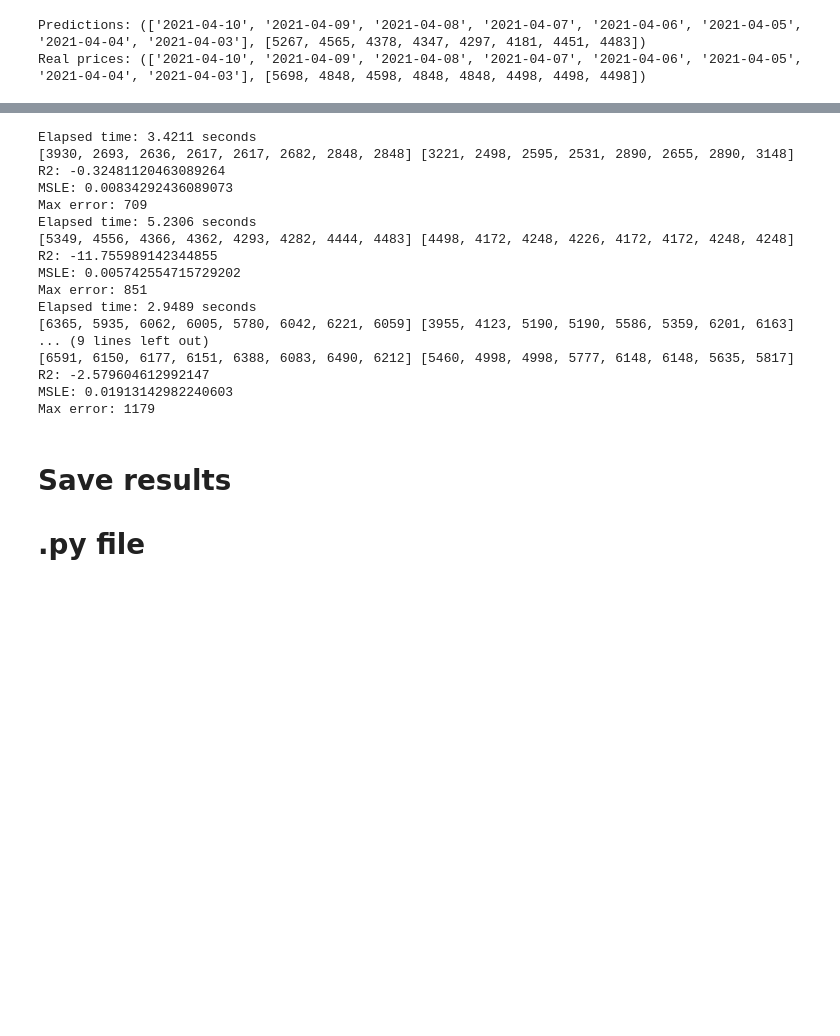
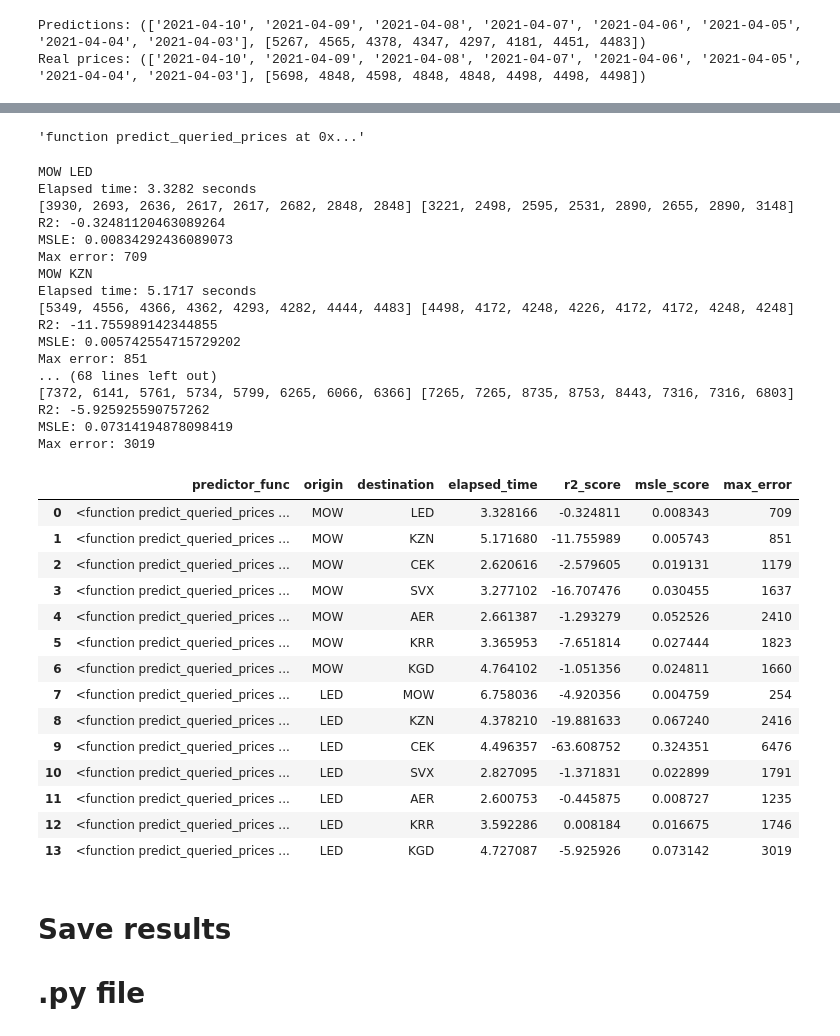
Before and after one commit to leontyevdm/X5_Dynamic_Pricing, a Jupyter notebook: timeseries_prediction.ipynb, the cells around one changed output, grey strips where cells are left out. Saved outputs shown, nothing was run; the diff lists cells and outputs as text; code cells hidden in the pictures; blank space fills up the shorter version.

Commit message:
XDP-44: added results extraction to dataframe

```diff
--- a/timeseries_prediction.ipynb
+++ b/timeseries_prediction.ipynb
@@ -303,7 +303,7 @@ def ml_model_test(orgn : str, dest : str,
                   current_date : datetime.datetime, flight_date : datetime.datetime,
                   predictor_f, target_f):
     # predictor_f = timer(predictor_f) # using timer decorator
-
+    print(orgn, dest)
     tic = perf_counter()
     predictions = predictor_f(orgn, dest, current_date, flight_date)
     tac = perf_counter()
@@ -321,7 +321,7 @@ def ml_model_test(orgn : str, dest : str,
     print("MSLE:", msle)
     print("Max error:", max_err)
 
-    return (elapsed_time, r2, msle, max_err)
+    return (str(predictor_f), orgn, dest, elapsed_time, r2, msle, max_err)
 # %%
 ml_model_test("MOW", "KZN", datetime.datetime(2021,4,3), datetime.datetime(2021,4,10), predict_queried_prices, show_real_prices)
 # %% [output]
@@ -334,32 +341,55 @@ Max error: 551
 # %%
 import warnings
 warnings.filterwarnings('ignore')
+# %%
+str(predict_queried_prices)[1:-2]
+# %% [output]
+'function predict_queried_prices at 0x...'
 # %%
-# has to be among all the routes
-# and among different models
+# All routes + all models
 i = "MOW"
-#for i in set(df["origin"]):
-df_m = df[df["origin"] == "MOW"]
-for j in ["LED", "KZN", "AER", "SVX", "CEK"]:
-    ml_model_test(i, j, datetime.datetime(2021,4,20), datetime.datetime(2021,4,27), predict_queried_prices, show_real_prices)
+ml_test_results = []
+for i in ['MOW', 'LED']: # NaNs in others , 'KZN', 'CEK', 'SVX', 'AER', 'KRR', 'KGD'
+    for j in ['MOW', 'LED', 'KZN', 'CEK', 'SVX', 'AER', 'KRR', 'KGD']:
+        if i != j:
+            ml_test_results.append(ml_model_test(i, j, datetime.datetime(2021,4,20), datetime.datetime(2021,4,27),
+                                             predict_queried_prices, show_real_prices))
+ml_test_df = pd.DataFrame(ml_test_results)
+ml_test_df.columns = ['predictor_func', 'origin', 'destination', 'elapsed_time', 'r2_score', 'msle_score', 'max_error']
+ml_test_df
 # %% [output]
-Elapsed time: 3.4211 seconds
+MOW LED
+Elapsed time: 3.3282 seconds
 [3930, 2693, 2636, 2617, 2617, 2682, 2848, 2848] [3221, 2498, 2595, 2531, 2890, 2655, 2890, 3148]
 R2: -0.32481120463089264
 MSLE: 0.00834292436089073
 Max error: 709
-Elapsed time: 5.2306 seconds
+MOW KZN
+Elapsed time: 5.1717 seconds
 [5349, 4556, 4366, 4362, 4293, 4282, 4444, 4483] [4498, 4172, 4248, 4226, 4172, 4172, 4248, 4248]
 R2: -11.755989142344855
 MSLE: 0.005742554715729202
 Max error: 851
-Elapsed time: 2.9489 seconds
-[6365, 5935, 6062, 6005, 5780, 6042, 6221, 6059] [3955, 4123, 5190, 5190, 5586, 5359, 6201, 6163]
-... (9 lines left out)
-[6591, 6150, 6177, 6151, 6388, 6083, 6490, 6212] [5460, 4998, 4998, 5777, 6148, 6148, 5635, 5817]
-R2: -2.579604612992147
-MSLE: 0.01913142982240603
-Max error: 1179
+... (68 lines left out)
+[7372, 6141, 5761, 5734, 5799, 6265, 6066, 6366] [7265, 7265, 8735, 8753, 8443, 7316, 7316, 6803]
+R2: -5.925925590757262
+MSLE: 0.07314194878098419
+Max error: 3019
+|  | predictor_func | origin | destination | elapsed_time | r2_score | msle_score | max_error |
+| 0 | <function predict_queried_prices ... | MOW | LED | 3.328166 | -0.324811 | 0.008343 | 709 |
+| 1 | <function predict_queried_prices ... | MOW | KZN | 5.171680 | -11.755989 | 0.005743 | 851 |
+| 2 | <function predict_queried_prices ... | MOW | CEK | 2.620616 | -2.579605 | 0.019131 | 1179 |
+| 3 | <function predict_queried_prices ... | MOW | SVX | 3.277102 | -16.707476 | 0.030455 | 1637 |
+| 4 | <function predict_queried_prices ... | MOW | AER | 2.661387 | -1.293279 | 0.052526 | 2410 |
+| 5 | <function predict_queried_prices ... | MOW | KRR | 3.365953 | -7.651814 | 0.027444 | 1823 |
+| 6 | <function predict_queried_prices ... | MOW | KGD | 4.764102 | -1.051356 | 0.024811 | 1660 |
+| 7 | <function predict_queried_prices ... | LED | MOW | 6.758036 | -4.920356 | 0.004759 | 254 |
+| 8 | <function predict_queried_prices ... | LED | KZN | 4.378210 | -19.881633 | 0.067240 | 2416 |
+| 9 | <function predict_queried_prices ... | LED | CEK | 4.496357 | -63.608752 | 0.324351 | 6476 |
+| 10 | <function predict_queried_prices ... | LED | SVX | 2.827095 | -1.371831 | 0.022899 | 1791 |
+| 11 | <function predict_queried_prices ... | LED | AER | 2.600753 | -0.445875 | 0.008727 | 1235 |
+| 12 | <function predict_queried_prices ... | LED | KRR | 3.592286 | 0.008184 | 0.016675 | 1746 |
+| 13 | <function predict_queried_prices ... | LED | KGD | 4.727087 | -5.925926 | 0.073142 | 3019 |
 # %% [markdown]
 # Save results
 # .py file
```
Also changed, not shown: parts of 1 cell of this notebook.
